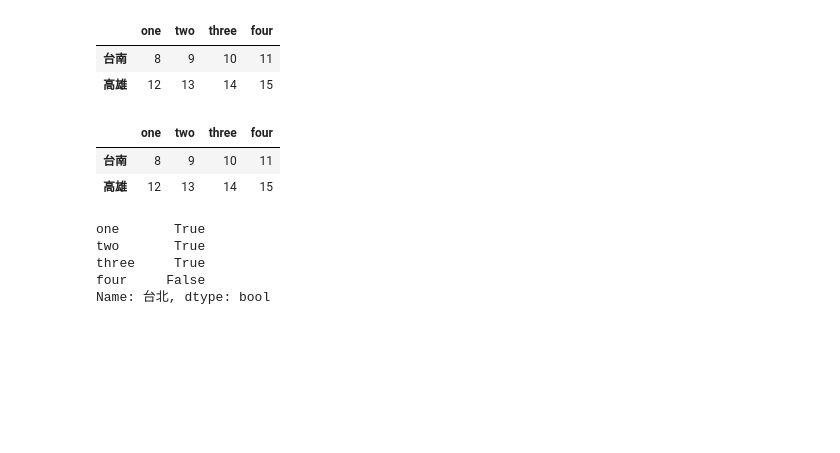
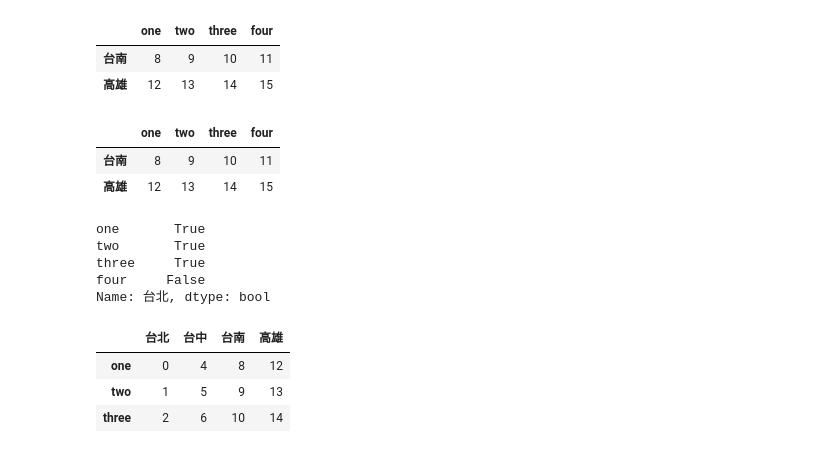
Before and after one commit to Oscar-Lee-20211298/__2024_07_29_AI_1_3_, a Jupyter notebook: lesson16_3.ipynb, the cells around one changed output. Saved outputs shown, nothing was run; the diff lists cells and outputs as text; code cells hidden in the pictures; blank space fills up the shorter version.

```diff
--- a/lesson16_3.ipynb
+++ b/lesson16_3.ipynb
@@ -212,3 +212,10 @@ two       True
 three     True
 four     False
 Name: 台北, dtype: bool
+# %%
+df.T[df.loc['台北'] <= 2]
+# %% [output]
+|  | 台北 | 台中 | 台南 | 高雄 |
+| one | 0 | 4 | 8 | 12 |
+| two | 1 | 5 | 9 | 13 |
+| three | 2 | 6 | 10 | 14 |
```
